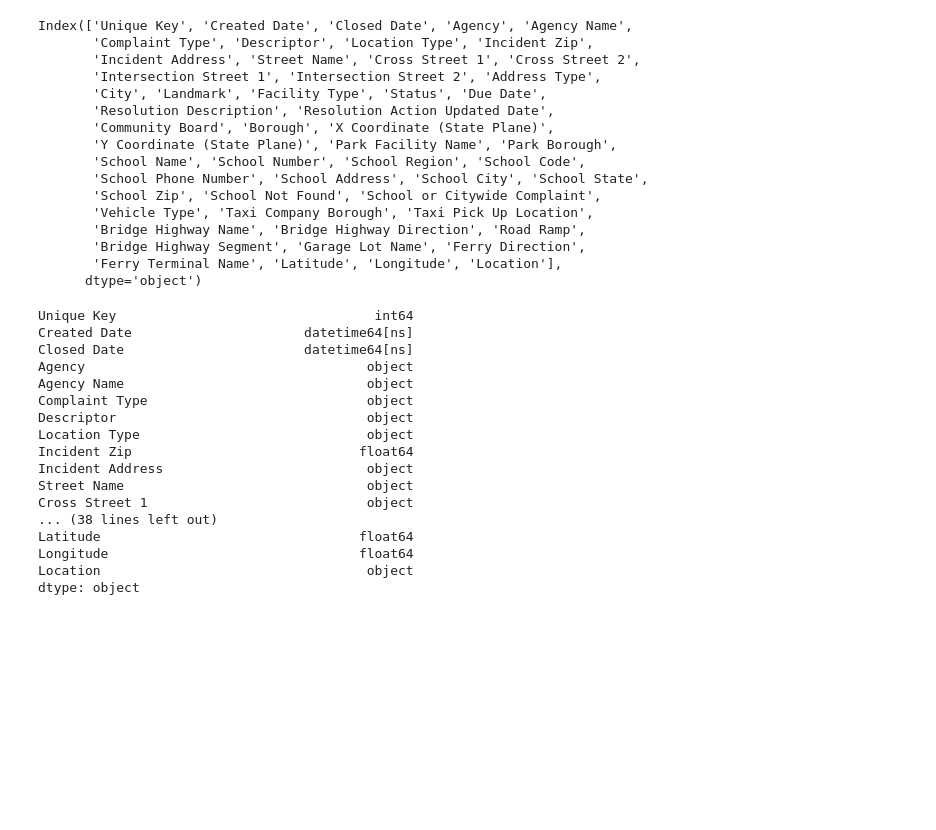
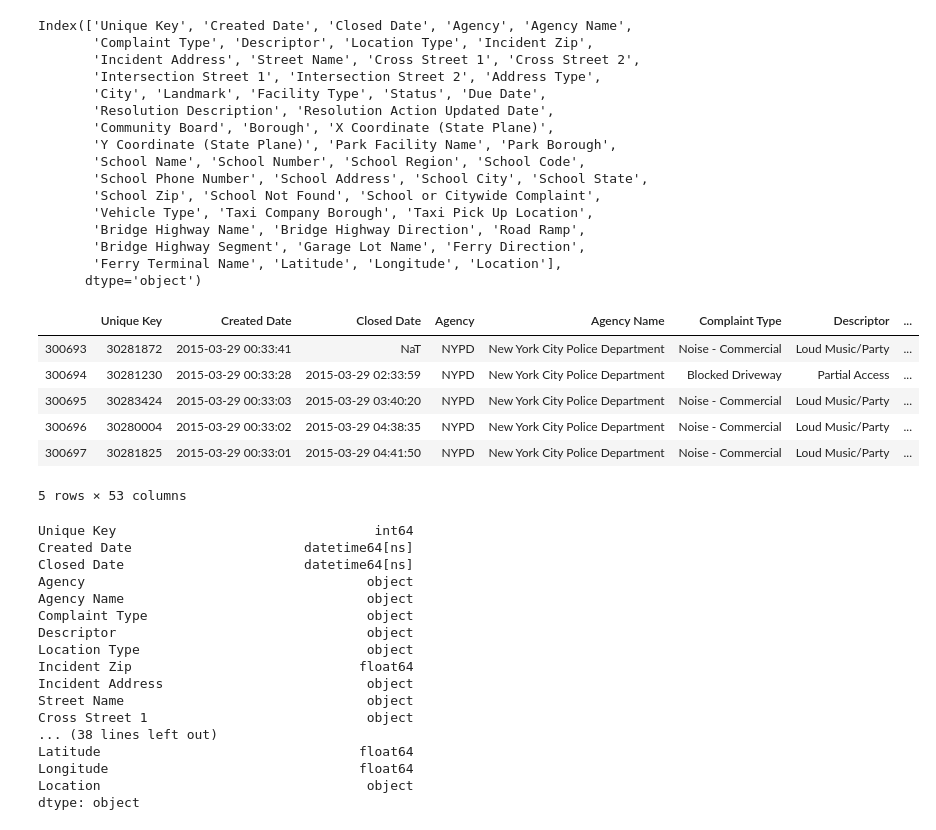
Before and after one commit to Santanukolkata/Data_Science, a Jupyter notebook: Ad_hoc_projects/Customer Service Request.ipynb, the cells around one changed output. Cells and saved outputs as stored; diff of their text form; code cells hidden in the pictures; blank space fills up the shorter version.

```diff
--- a/Ad_hoc_projects/Customer Service Request.ipynb
+++ b/Ad_hoc_projects/Customer Service Request.ipynb
@@ -26,6 +26,16 @@ Index(['Unique Key', 'Created Date', 'Closed Date', 'Agency', 'Agency Name',
        'Bridge Highway Segment', 'Garage Lot Name', 'Ferry Direction',
        'Ferry Terminal Name', 'Latitude', 'Longitude', 'Location'],
       dtype='object')
+# %%
+csr_df.tail()
+# %% [output]
+|  | Unique Key | Created Date | Closed Date | Agency | Agency Name | Complaint Type | Descriptor | ... |
+| 300693 | 30281872 | 2015-03-29 00:33:41 | NaT | NYPD | New York City Police Department | Noise - Commercial | Loud Music/Party | ... |
+| 300694 | 30281230 | 2015-03-29 00:33:28 | 2015-03-29 02:33:59 | NYPD | New York City Police Department | Blocked Driveway | Partial Access | ... |
+| 300695 | 30283424 | 2015-03-29 00:33:03 | 2015-03-29 03:40:20 | NYPD | New York City Police Department | Noise - Commercial | Loud Music/Party | ... |
+| 300696 | 30280004 | 2015-03-29 00:33:02 | 2015-03-29 04:38:35 | NYPD | New York City Police Department | Noise - Commercial | Loud Music/Party | ... |
+| 300697 | 30281825 | 2015-03-29 00:33:01 | 2015-03-29 04:41:50 | NYPD | New York City Police Department | Noise - Commercial | Loud Music/Party | ... |
+5 rows × 53 columns
 # %%
 csr_df.dtypes
 # %% [output]
```
Also changed, not shown: parts of 14 cells of this notebook.
